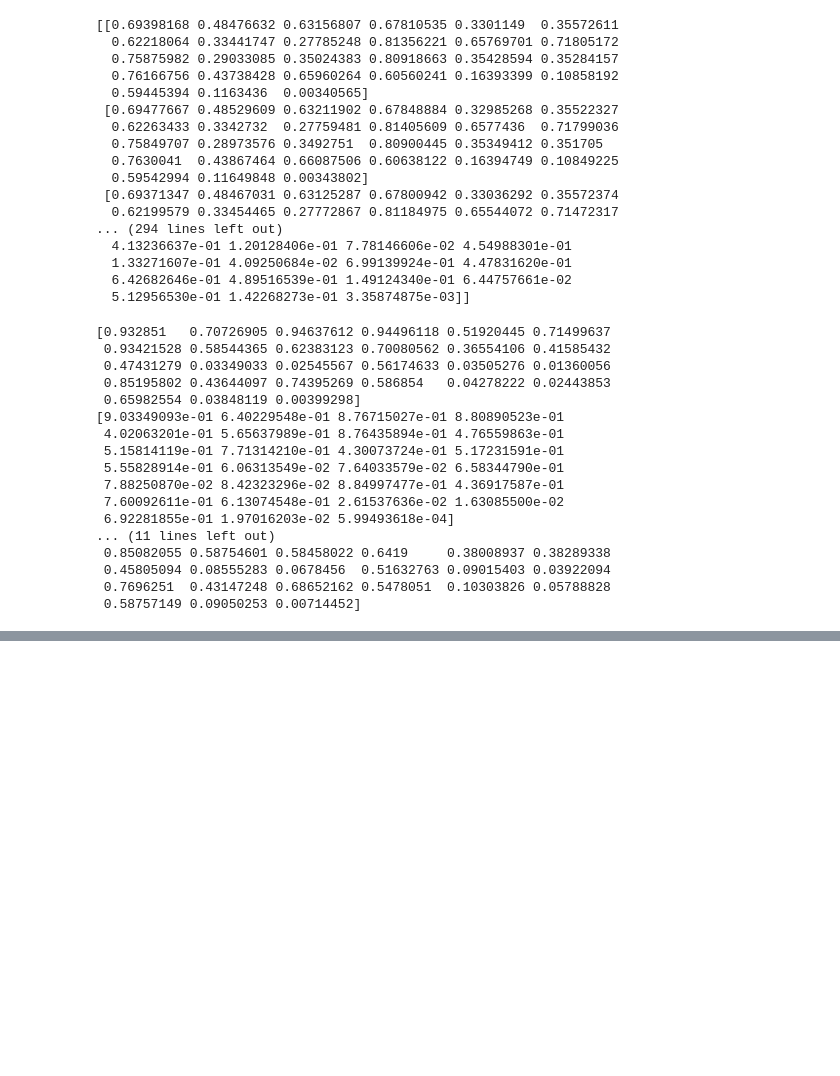
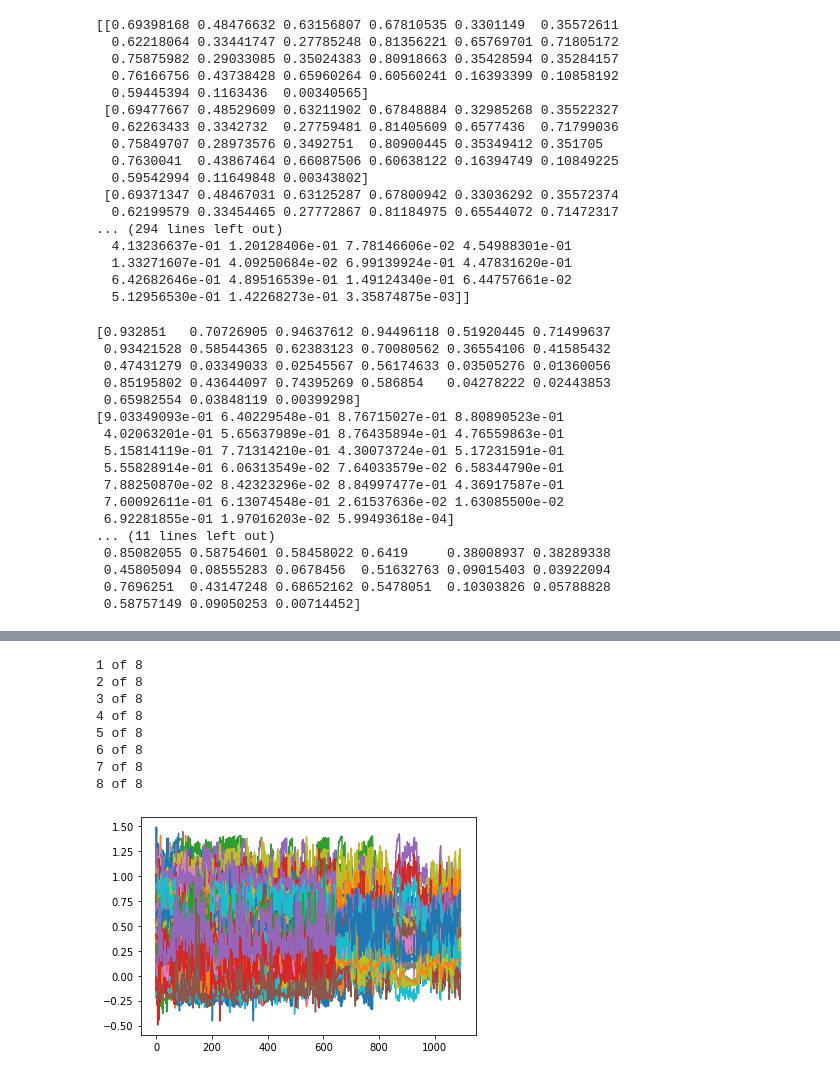
Before and after one commit to sschoenbeck/Machine-Learning-And-Art, a Jupyter notebook: timeline_generation/timeline_forecasting.ipynb, the cells around one changed output, grey strips where cells are left out. Cells and saved outputs as stored; diff of their text form; code cells hidden in the pictures; blank space fills up the shorter version.

```diff
--- a/timeline_generation/timeline_forecasting.ipynb
+++ b/timeline_generation/timeline_forecasting.ipynb
@@ -319,0 +422,19 @@ plt.plot(pred_train_difference)
+# %%
+i = 0
+for model_history in model_history_list:
+    i += 1
+    print(f'{i} of {len(model_history_list)}')
+    y_pred_train = model_history[0].predict(model_history[2])
+    pred_train_difference = model_history[3] - y_pred_train
+    plt.plot(pred_train_difference)
+plt.show()
+# %% [output]
+1 of 8
+2 of 8
+3 of 8
+4 of 8
+5 of 8
+6 of 8
+7 of 8
+8 of 8
+[figure, added]
```
Also changed, not shown: parts of 12 cells of this notebook, 1 other file.
